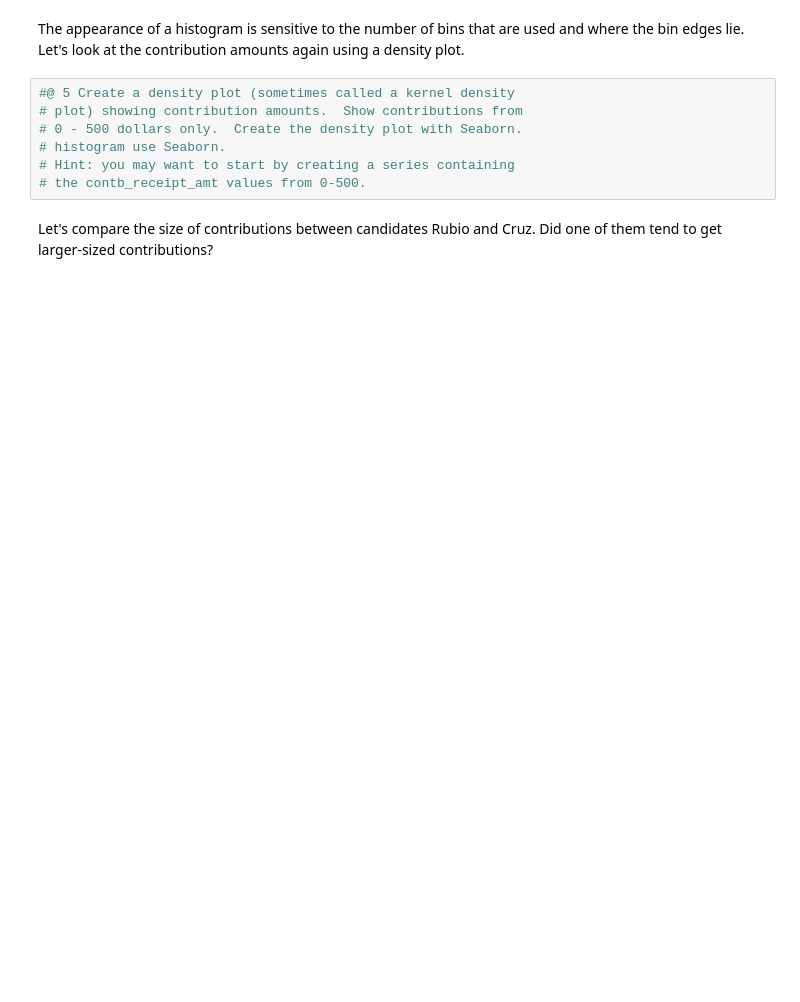
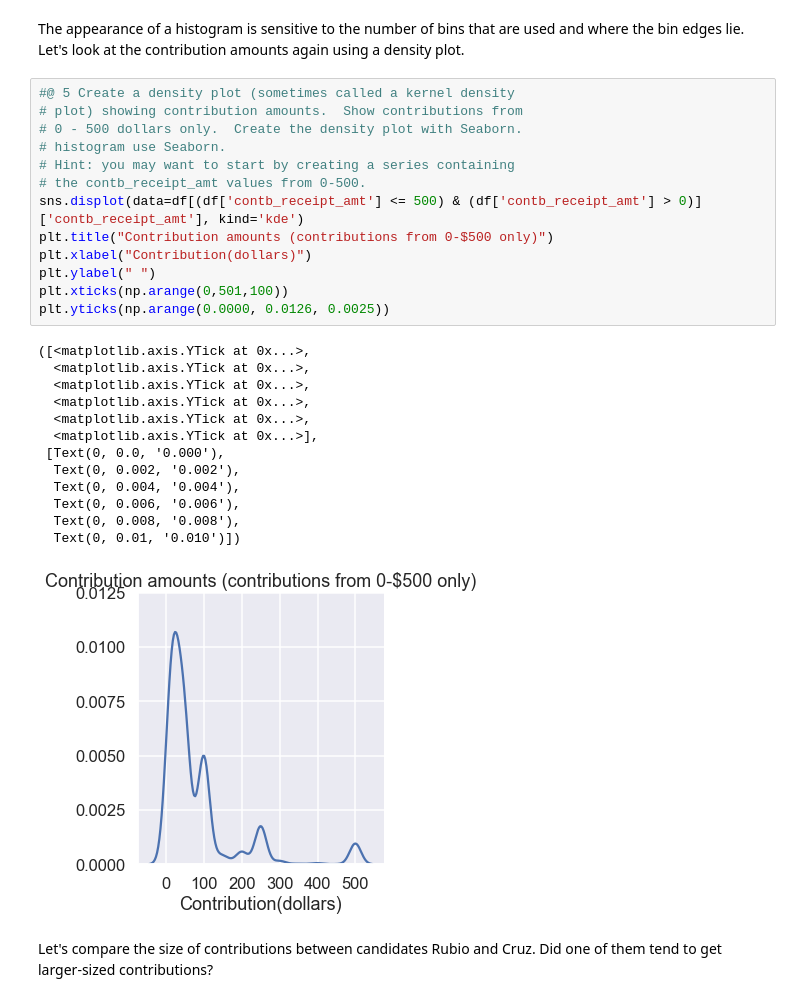
Before and after one commit to justinmello32/cst383-week5, a Jupyter notebook: campaign-exploration.ipynb, the cells around one changed output. Saved outputs shown, nothing was run; the diff lists cells and outputs as text; blank space fills up the shorter version.

```diff
--- a/campaign-exploration.ipynb
+++ b/campaign-exploration.ipynb
@@ -79,10 +96,30 @@ The appearance of a histogram is sensitive to the number of bins that are used a
 # %%
 #@ 5 Create a density plot (sometimes called a kernel density
 # plot) showing contribution amounts.  Show contributions from
 # 0 - 500 dollars only.  Create the density plot with Seaborn.
 # histogram use Seaborn.
 # Hint: you may want to start by creating a series containing
 # the contb_receipt_amt values from 0-500.
+sns.displot(data=df[(df['contb_receipt_amt'] <= 500) & (df['contb_receipt_amt'] > 0)]['contb_receipt_amt'], kind='kde')
+plt.title("Contribution amounts (contributions from 0-$500 only)")
+plt.xlabel("Contribution(dollars)")
+plt.ylabel(" ")
+plt.xticks(np.arange(0,501,100))
+plt.yticks(np.arange(0.0000, 0.0126, 0.0025))
+# %% [output]
+([<matplotlib.axis.YTick at 0x...>,
+  <matplotlib.axis.YTick at 0x...>,
+  <matplotlib.axis.YTick at 0x...>,
+  <matplotlib.axis.YTick at 0x...>,
+  <matplotlib.axis.YTick at 0x...>,
+  <matplotlib.axis.YTick at 0x...>],
+ [Text(0, 0.0, '0.000'),
+  Text(0, 0.002, '0.002'),
+  Text(0, 0.004, '0.004'),
+  Text(0, 0.006, '0.006'),
+  Text(0, 0.008, '0.008'),
+  Text(0, 0.01, '0.010')])
+[figure, added]
 # %% [markdown]
 Let's compare the size of contributions between candidates Rubio and Cruz.  Did one of them tend to get larger-sized contributions?
 # %%
```
Also changed, not shown: parts of 5 cells of this notebook.
